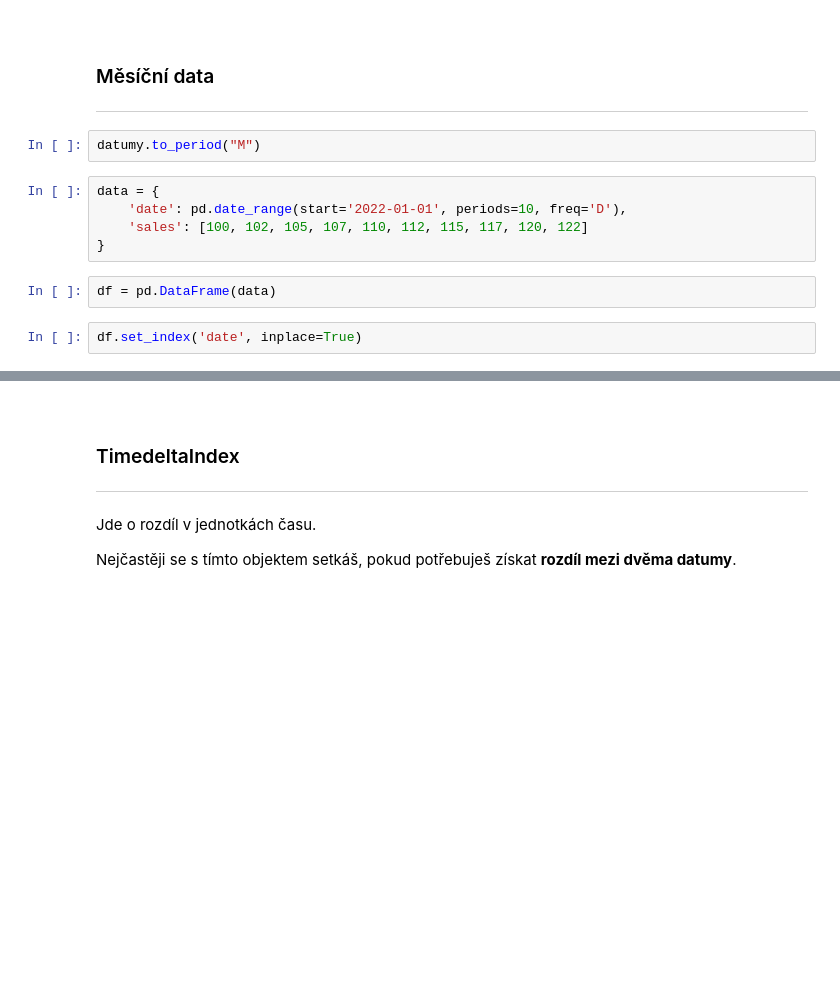
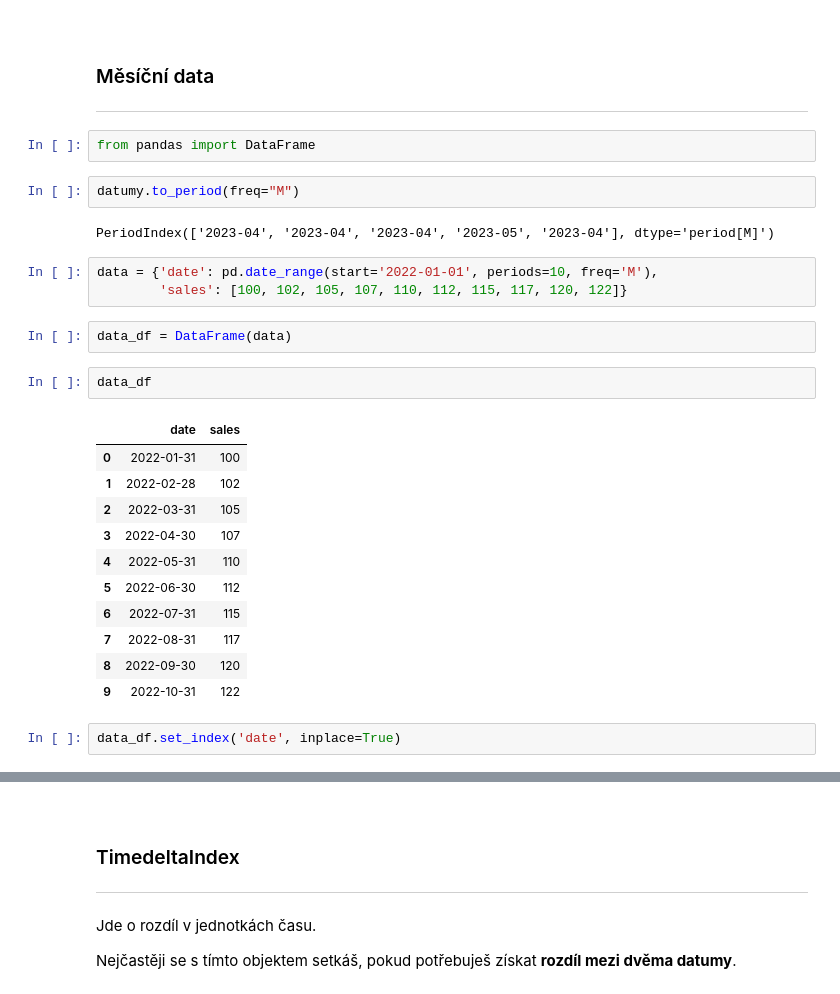
Before and after one commit to Bralor/python-data-2024, a Jupyter notebook: shared/notebooks/lesson04.ipynb, the cells around one changed output, grey strips where cells are left out. Saved outputs shown, nothing was run; the diff lists cells and outputs as text; blank space fills up the shorter version.

```diff
--- a/shared/notebooks/lesson04.ipynb
+++ b/shared/notebooks/lesson04.ipynb
@@ -261,14 +298,30 @@ datumy.to_period("D")
 ### Měsíční data
 
 ---
+# %%
+from pandas import DataFrame
 # %%
-datumy.to_period("M")
+datumy.to_period(freq="M")
+# %% [output]
+PeriodIndex(['2023-04', '2023-04', '2023-04', '2023-05', '2023-04'], dtype='period[M]')
 # %%
-data = {
-    'date': pd.date_range(start='2022-01-01', periods=10, freq='D'),
-    'sales': [100, 102, 105, 107, 110, 112, 115, 117, 120, 122]
-}
+data = {'date': pd.date_range(start='2022-01-01', periods=10, freq='M'),
+        'sales': [100, 102, 105, 107, 110, 112, 115, 117, 120, 122]}
 # %%
-df = pd.DataFrame(data)
+data_df = DataFrame(data)
+# %%
+data_df
+# %% [output]
+|  | date | sales |
+| 0 | 2022-01-31 | 100 |
+| 1 | 2022-02-28 | 102 |
+| 2 | 2022-03-31 | 105 |
+| 3 | 2022-04-30 | 107 |
+| 4 | 2022-05-31 | 110 |
+| 5 | 2022-06-30 | 112 |
+| 6 | 2022-07-31 | 115 |
+| 7 | 2022-08-31 | 117 |
+| 8 | 2022-09-30 | 120 |
+| 9 | 2022-10-31 | 122 |
 # %%
-df.set_index('date', inplace=True)
+data_df.set_index('date', inplace=True)
```
Also changed, not shown: parts of 52 cells of this notebook.
